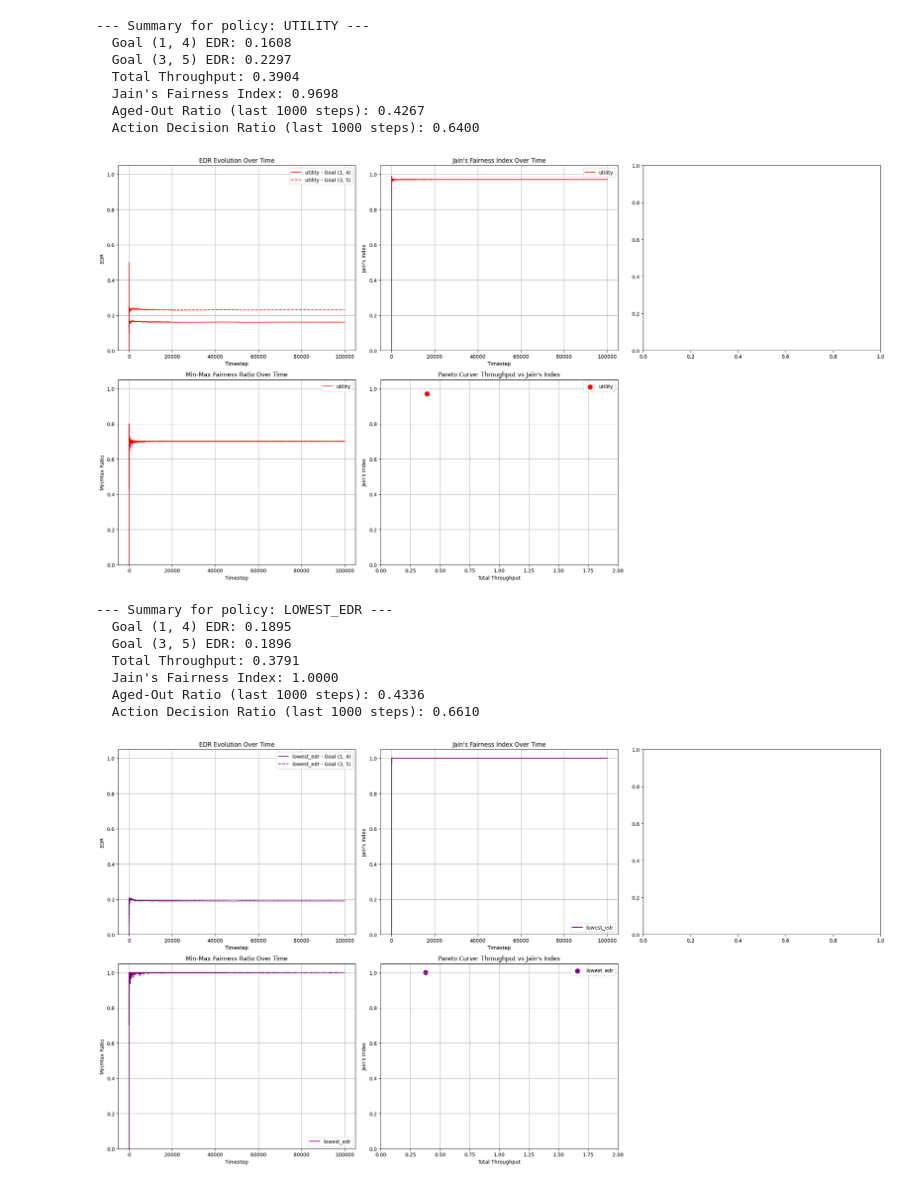
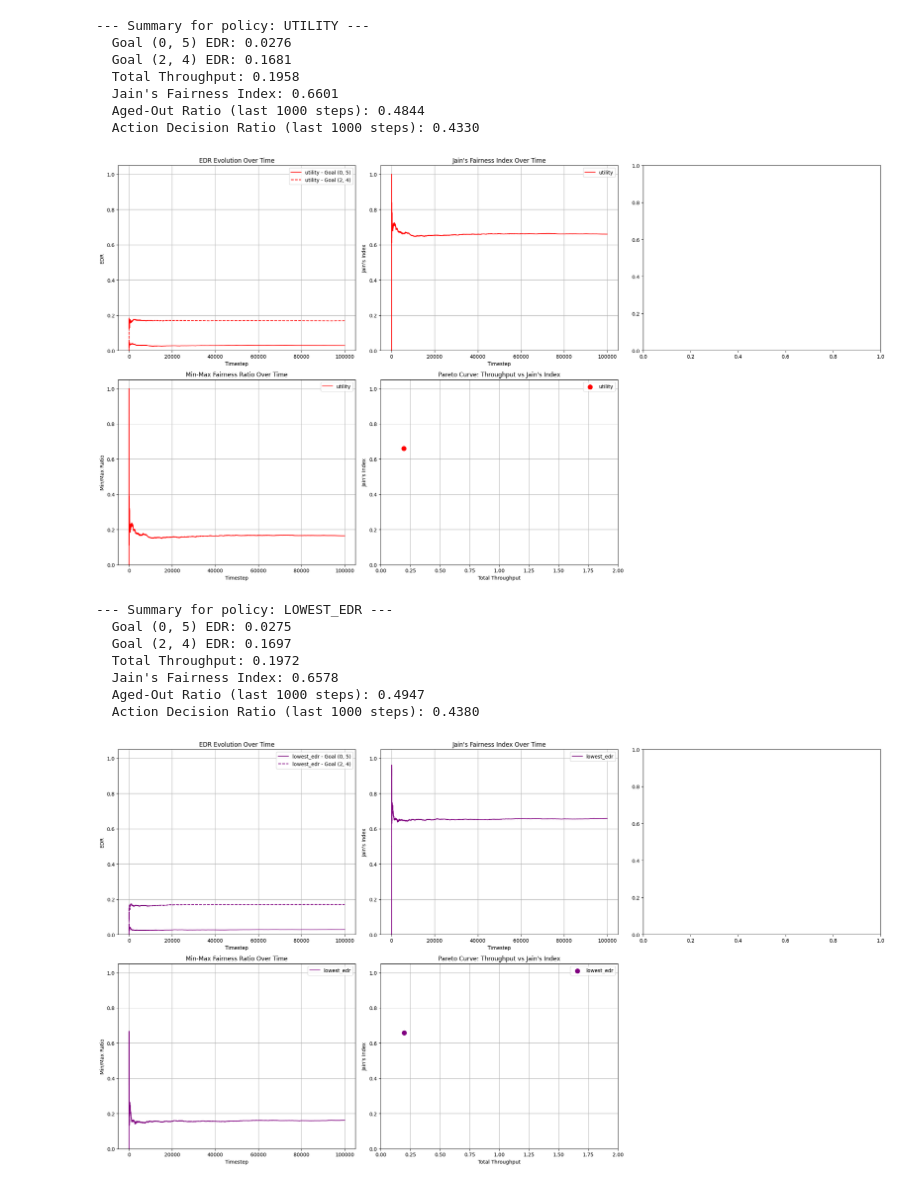
Before and after one commit to Berat03/quantumScheduling, a Jupyter notebook: new/greedy.ipynb, the cells around one changed output. Saved outputs shown, nothing was run; the diff lists cells and outputs as text; code cells hidden in the pictures.

```diff
--- a/new/greedy.ipynb
+++ b/new/greedy.ipynb
@@ -340,14 +340,9 @@ edges       = [(0,1), (1,3), (2,3), (3,4), (4,5)]
 goal_edges  = [(0,5), (2,4)]
 pSwap       = 0.6
 pGen        = 0.6
-maxAge      = 3
+maxAge      = 1
 
-edges       = [(1,2), (2,3), (3,4), (4,5)]
-goal_edges  = [(1,4), (3,5)]
 
-pSwap       = 0.7
-pGen        = 0.7
-maxAge      = 2
 
 num_steps = 100000
 policy = 'utility'
@@ -392,45 +387,45 @@ results = {
         "actions": actions
     }
 }
 plot_greedy_policy_results(results, goal_edges)
 
 
 
 
 # param_values = [0.2* i for i in range(1,6)]  # [0.1, 0.2, ..., 1.0]
 # # Example sweep: vary pGen
 # sweep_results = run_greedy_param_sweep(
 #     edges=edges,
 #     goalEdges=goal_edges,
 #     param_name='pGen',
 #     param_values=param_values,
 #     fixed_params={'pGen': pSwap, 'pSwap': pGen, 'maxAge': maxAge},
 #     policy='utility',  # or 'utility', 'random', etc.
 #     num_steps=100000,
 #     plot=False
 # )
 
 # plot_full_greedy_param_analysis(
 #     results=sweep_results,
 #     param_vals=param_values,
 #     param_name='pGen',
 #     goal_edges=goal_edges,
 #     policy_name="Random Greedy"
 # )
 # %% [output]
 --- Summary for policy: UTILITY ---
-  Goal (1, 4) EDR: 0.1608
-  Goal (3, 5) EDR: 0.2297
-  Total Throughput: 0.3904
-  Jain's Fairness Index: 0.9698
-  Aged-Out Ratio (last 1000 steps): 0.4267
-  Action Decision Ratio (last 1000 steps): 0.6400
+  Goal (0, 5) EDR: 0.0276
+  Goal (2, 4) EDR: 0.1681
+  Total Throughput: 0.1958
+  Jain's Fairness Index: 0.6601
+  Aged-Out Ratio (last 1000 steps): 0.4844
+  Action Decision Ratio (last 1000 steps): 0.4330
-[figure, old version]
+[figure, new version]
 --- Summary for policy: LOWEST_EDR ---
-  Goal (1, 4) EDR: 0.1895
-  Goal (3, 5) EDR: 0.1896
-  Total Throughput: 0.3791
-  Jain's Fairness Index: 1.0000
-  Aged-Out Ratio (last 1000 steps): 0.4336
-  Action Decision Ratio (last 1000 steps): 0.6610
+  Goal (0, 5) EDR: 0.0275
+  Goal (2, 4) EDR: 0.1697
+  Total Throughput: 0.1972
+  Jain's Fairness Index: 0.6578
+  Aged-Out Ratio (last 1000 steps): 0.4947
+  Action Decision Ratio (last 1000 steps): 0.4380
-[figure, old version]
+[figure, new version]
```
Also changed, not shown: 1 other file.
